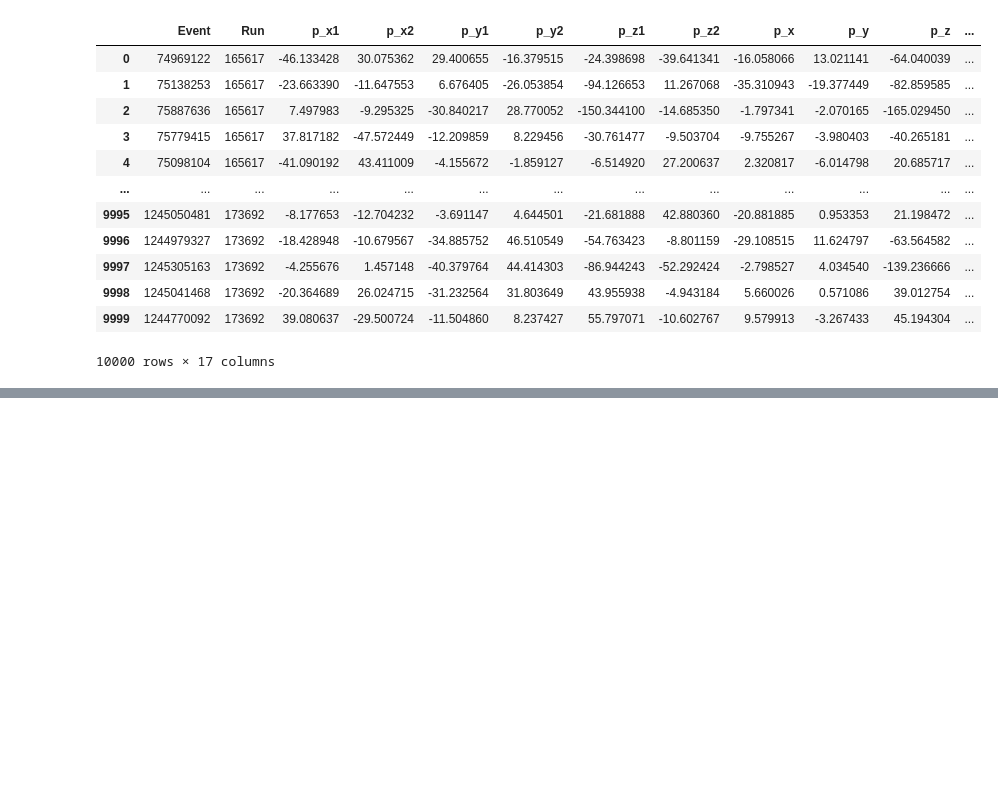
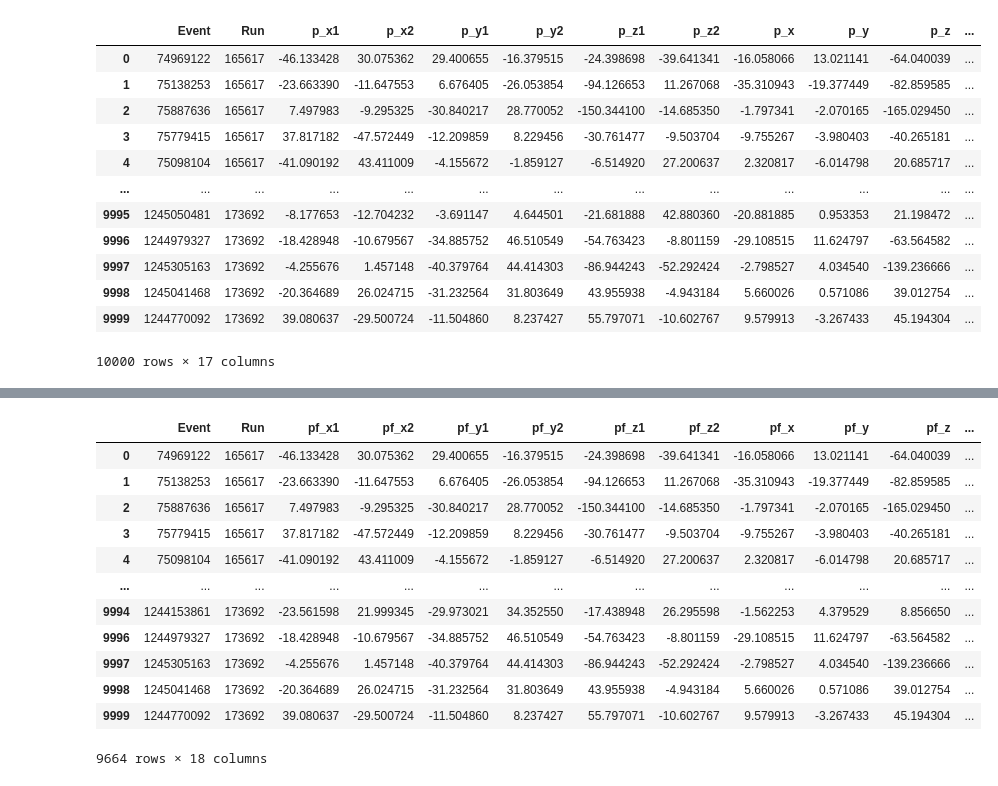
Before and after one commit to ProgramasParaFisicaDeParticulas/lecturadedatosabiertoscmszmumu-MPM-cvr, a Jupyter notebook: CMSOpenDataZtoMuMu.ipynb, the cells around one changed output, grey strips where cells are left out. Saved outputs shown, nothing was run; the diff lists cells and outputs as text; code cells hidden in the pictures; blank space fills up the shorter version.

```diff
--- a/CMSOpenDataZtoMuMu.ipynb
+++ b/CMSOpenDataZtoMuMu.ipynb
@@ -372,0 +408,45 @@ Gamma_Z = 4.066 ± 0.103 GeV
+# %%
+df_fil["pf_x1"]=df_fil['pt1']*np.cos(df_fil['phi1'])
+df_fil["pf_x2"]=df_fil['pt2']*np.cos(df_fil['phi2'])
+
+
+df_fil["pf_y1"]=df_fil['pt1']*np.sin(df_fil['phi1'])
+df_fil["pf_y2"]=df_fil['pt2']*np.sin(df_fil['phi2'])
+
+
+df_fil["pf_z1"]=df_fil['pt1']*np.sinh(df_fil['eta1'])
+df_fil["pf_z2"]=df_fil['pt2']*np.sinh(df_fil['eta2'])
+
+df_fil["pf_x"]=df_fil['pf_x1']+df_fil['pf_x2']
+df_fil["pf_y"]=df_fil['pf_y1']+df_fil['pf_y2']
+df_fil["pf_z"]=df_fil['pf_z1']+df_fil['pf_z2']
+
+m_mu = 0.105658 # GeV
+df_fil["Ef_1"]=np.sqrt((df_fil['pt1']*np.cosh(df_fil['eta1']))**2+(m_mu)**2)
+df_fil["Ef_2"]=np.sqrt((df_fil['pt2']*np.cosh(df_fil['eta2']))**2+(m_mu)**2)
+df_fil["Ef"]=df_fil["Ef_1"]+df_fil["Ef_2"]
+
+df_fil["mf^2"]=df_fil["Ef"]**2-df_fil["pf_x"]**2-df_fil["pf_y"]**2-df_fil["pf_z"]**2
+df_fil["mf"]=np.sqrt(df_fil["mf^2"])
+df_fil["mf_r"]=np.round(df_fil["mf"])
+
+df_fil['phi1'] = np.arctan2(df_fil["pf_y1"], df_fil["pf_x1"])
+df_fil['phi2'] = np.arctan2(df_fil["pf_y2"], df_fil["pf_x2"])
+df_fil['phi'] = np.abs(np.mod(df_fil["phi1"] - df_fil["phi2"] + np.pi, 2*np.pi) - np.pi)
+
+
+df_fil[['Event','Run','pf_x1','pf_x2','pf_y1','pf_y2','pf_z1','pf_z2','pf_x','pf_y','pf_z','Ef_1','Ef_2','Ef','mf^2','mf','mf_r','phi']]
+# %% [output]
+|  | Event | Run | pf_x1 | pf_x2 | pf_y1 | pf_y2 | pf_z1 | pf_z2 | pf_x | pf_y | pf_z | ... |
+| 0 | 74969122 | 165617 | -46.133428 | 30.075362 | 29.400655 | -16.379515 | -24.398698 | -39.641341 | -16.058066 | 13.021141 | -64.040039 | ... |
+| 1 | 75138253 | 165617 | -23.663390 | -11.647553 | 6.676405 | -26.053854 | -94.126653 | 11.267068 | -35.310943 | -19.377449 | -82.859585 | ... |
+| 2 | 75887636 | 165617 | 7.497983 | -9.295325 | -30.840217 | 28.770052 | -150.344100 | -14.685350 | -1.797341 | -2.070165 | -165.029450 | ... |
+| 3 | 75779415 | 165617 | 37.817182 | -47.572449 | -12.209859 | 8.229456 | -30.761477 | -9.503704 | -9.755267 | -3.980403 | -40.265181 | ... |
+| 4 | 75098104 | 165617 | -41.090192 | 43.411009 | -4.155672 | -1.859127 | -6.514920 | 27.200637 | 2.320817 | -6.014798 | 20.685717 | ... |
+| ... | ... | ... | ... | ... | ... | ... | ... | ... | ... | ... | ... | ... |
+| 9994 | 1244153861 | 173692 | -23.561598 | 21.999345 | -29.973021 | 34.352550 | -17.438948 | 26.295598 | -1.562253 | 4.379529 | 8.856650 | ... |
+| 9996 | 1244979327 | 173692 | -18.428948 | -10.679567 | -34.885752 | 46.510549 | -54.763423 | -8.801159 | -29.108515 | 11.624797 | -63.564582 | ... |
+| 9997 | 1245305163 | 173692 | -4.255676 | 1.457148 | -40.379764 | 44.414303 | -86.944243 | -52.292424 | -2.798527 | 4.034540 | -139.236666 | ... |
+| 9998 | 1245041468 | 173692 | -20.364689 | 26.024715 | -31.232564 | 31.803649 | 43.955938 | -4.943184 | 5.660026 | 0.571086 | 39.012754 | ... |
+| 9999 | 1244770092 | 173692 | 39.080637 | -29.500724 | -11.504860 | 8.237427 | 55.797071 | -10.602767 | 9.579913 | -3.267433 | 45.194304 | ... |
+9664 rows × 18 columns
```
Also changed, not shown: parts of 2 cells of this notebook.
